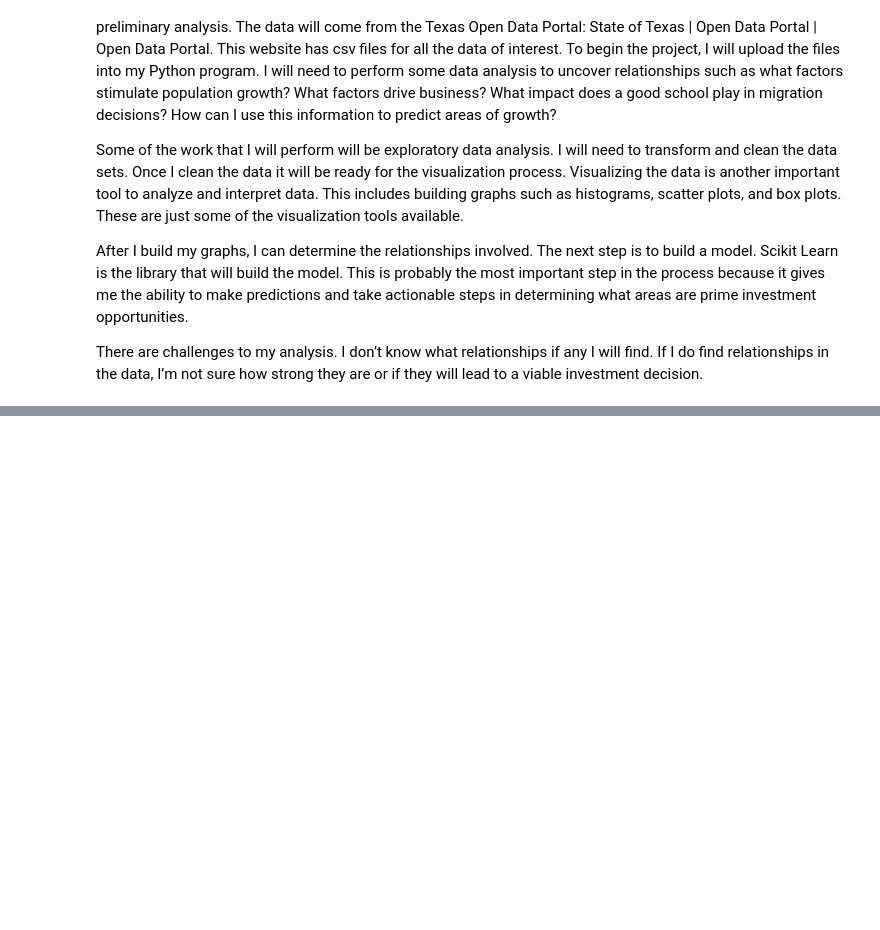
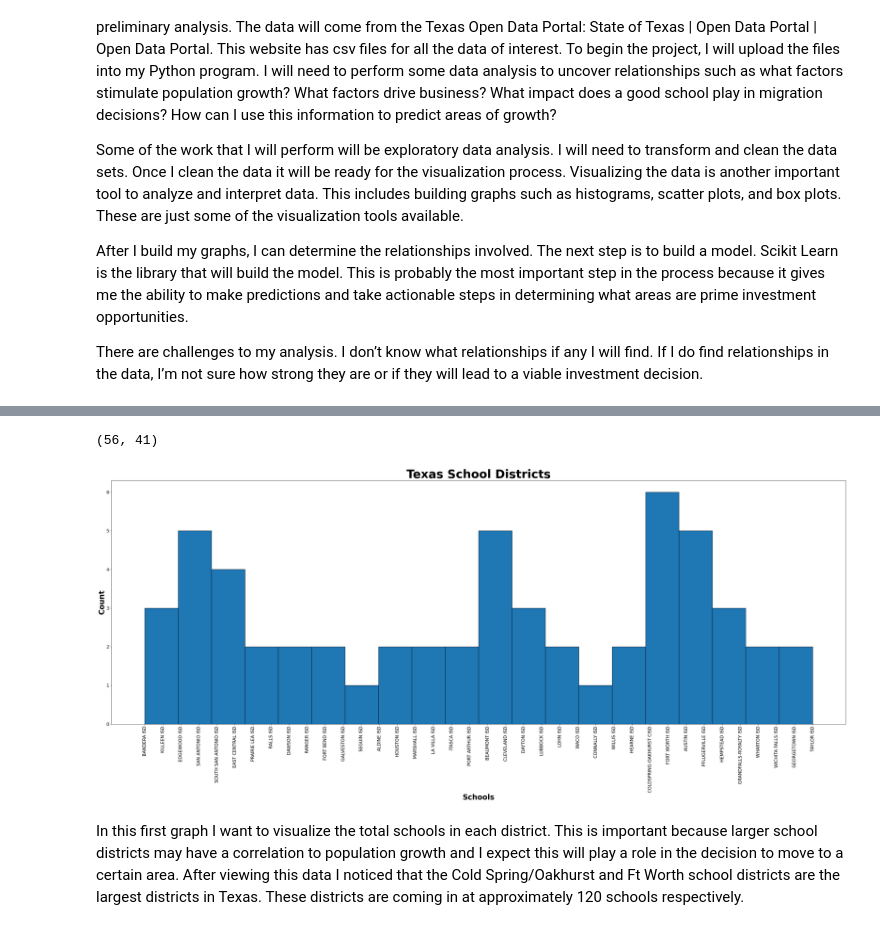
Before and after one commit to MWPerrineJr/Data_Mining_Final, a Jupyter notebook: data mining final1.ipynb, the cells around one changed output, grey strips where cells are left out. Drawn from its saved outputs; the diff is of its cells as text; code cells hidden in the pictures; blank space fills up the shorter version.

Commit message:
update with graphs

```diff
--- a/data mining final1.ipynb
+++ b/data mining final1.ipynb
@@ -25,0 +28,4 @@ import seaborn as sns
+# %%
+# This code imports the school data and displays the first 10 rows
+school = pd.read_csv(r"texas school data.csv")
+school.head(10)
@@ -25,0 +45,4 @@ import seaborn as sns
+# %%
+# This code drops rows with NaN values
+school_1 = school.dropna()
+school_1.head()
@@ -25,0 +57,20 @@ import seaborn as sns
+# %%
+# This code shows the dimensions of the school data
+school_1.shape
+# %% [output]
+(56, 41)
+# %%
+# This code displays a histogram of the school data
+plt.figure(figsize=(45,15))
+plt.hist(x = school_1["District"],  bins=20, edgecolor = "black")
+plt.title("Texas School Districts", fontsize=40, weight='bold')
+plt.xlabel("Schools", fontsize=25, weight='bold' )
+plt.ylabel("Count", fontsize=25, weight='bold')
+plt.xticks(rotation = 90, fontsize= 15)
+plt.yticks(fontsize= 15)
+
+plt.show()
+# %% [output]
+[figure, added]
+# %% [markdown]
+In this first graph I want to visualize the total schools in each district. This is important because larger school districts may have a correlation to population growth and I expect this will play a role in the decision to move to a certain area. After viewing this data I noticed that the Cold Spring/Oakhurst and Ft Worth school districts are the largest districts in Texas. These districts are coming in at approximately 120 schools respectively.
```
Also changed, not shown: parts of 18 cells of this notebook.
